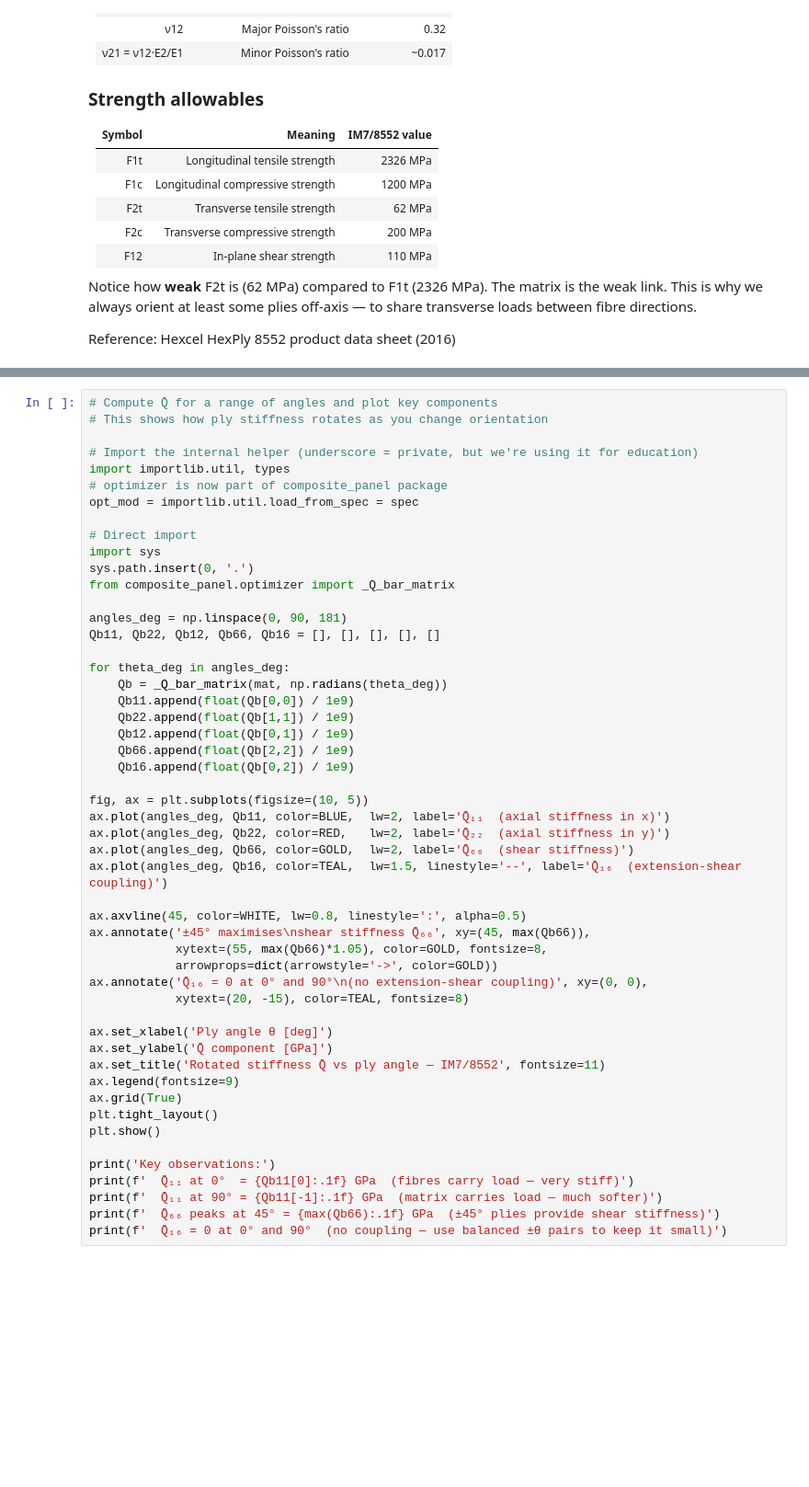
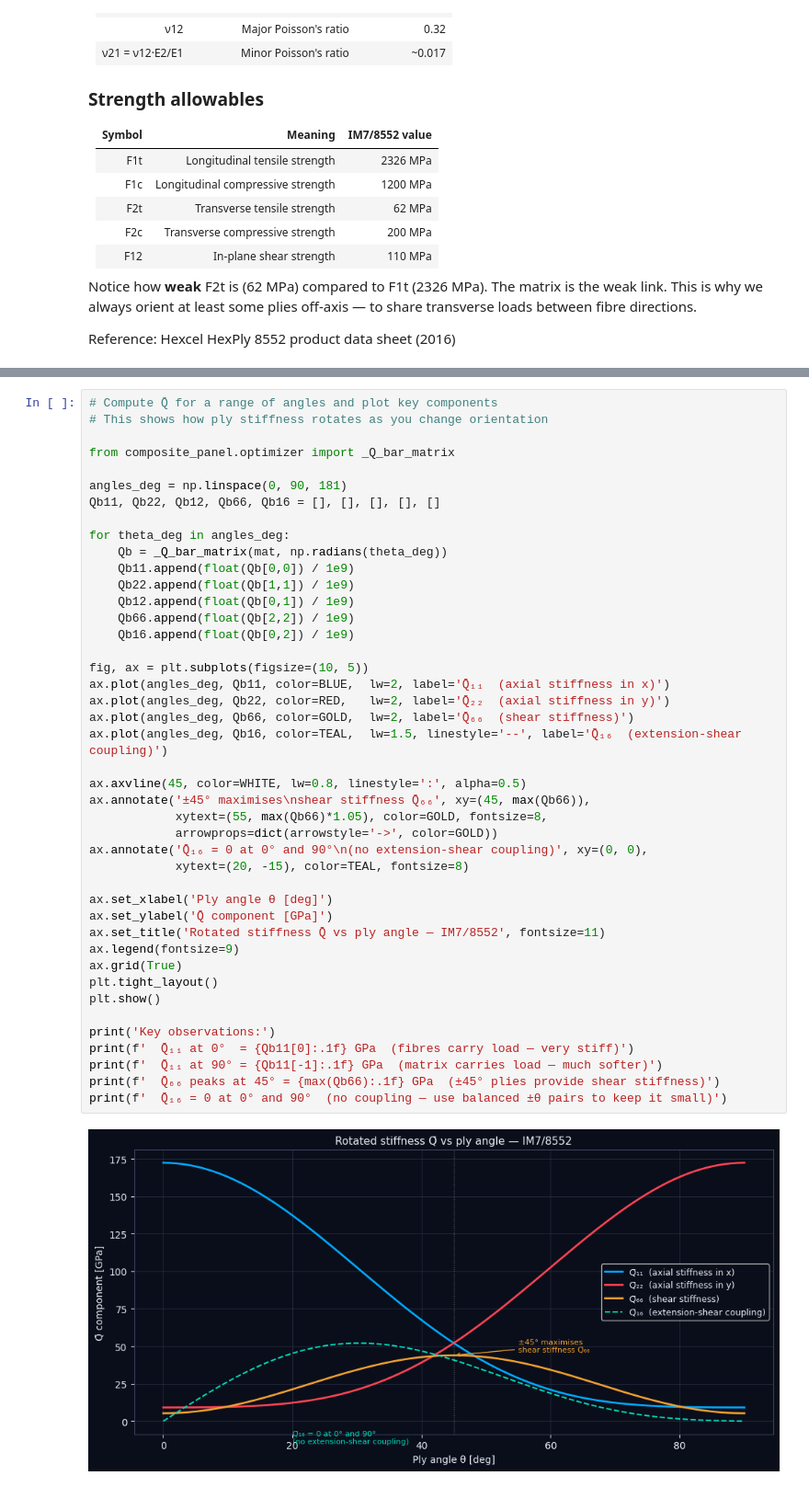
Before and after one commit to rootAmos/ss_comp_panel, a Jupyter notebook: notebooks/composite_panel_tutorial.ipynb, the cells around one changed output, grey strips where cells are left out. Shown at 92% size. Drawn from its saved outputs; the diff is of its cells as text; blank space fills up the shorter version.

```diff
--- a/notebooks/composite_panel_tutorial.ipynb
+++ b/notebooks/composite_panel_tutorial.ipynb
@@ -152,14 +177,6 @@ Reference: Kassapoglou (2013) §2.4
 # Compute Q̄ for a range of angles and plot key components
 # This shows how ply stiffness rotates as you change orientation
 
-# Import the internal helper (underscore = private, but we're using it for education)
-import importlib.util, types
-# optimizer is now part of composite_panel package
-opt_mod = importlib.util.load_from_spec = spec
-
-# Direct import
-import sys
-sys.path.insert(0, '.')
 from composite_panel.optimizer import _Q_bar_matrix
 
 angles_deg = np.linspace(0, 90, 181)
@@ -172,30 +189,32 @@ for theta_deg in angles_deg:
     Qb12.append(float(Qb[0,1]) / 1e9)
     Qb66.append(float(Qb[2,2]) / 1e9)
     Qb16.append(float(Qb[0,2]) / 1e9)
 
 fig, ax = plt.subplots(figsize=(10, 5))
 ax.plot(angles_deg, Qb11, color=BLUE,  lw=2, label='Q̄₁₁  (axial stiffness in x)')
 ax.plot(angles_deg, Qb22, color=RED,   lw=2, label='Q̄₂₂  (axial stiffness in y)')
 ax.plot(angles_deg, Qb66, color=GOLD,  lw=2, label='Q̄₆₆  (shear stiffness)')
 ax.plot(angles_deg, Qb16, color=TEAL,  lw=1.5, linestyle='--', label='Q̄₁₆  (extension-shear coupling)')
 
 ax.axvline(45, color=WHITE, lw=0.8, linestyle=':', alpha=0.5)
 ax.annotate('±45° maximises\nshear stiffness Q̄₆₆', xy=(45, max(Qb66)),
             xytext=(55, max(Qb66)*1.05), color=GOLD, fontsize=8,
             arrowprops=dict(arrowstyle='->', color=GOLD))
 ax.annotate('Q̄₁₆ = 0 at 0° and 90°\n(no extension-shear coupling)', xy=(0, 0),
             xytext=(20, -15), color=TEAL, fontsize=8)
 
 ax.set_xlabel('Ply angle θ [deg]')
 ax.set_ylabel('Q̄ component [GPa]')
 ax.set_title('Rotated stiffness Q̄ vs ply angle — IM7/8552', fontsize=11)
 ax.legend(fontsize=9)
 ax.grid(True)
 plt.tight_layout()
 plt.show()
 
 print('Key observations:')
 print(f'  Q̄₁₁ at 0°  = {Qb11[0]:.1f} GPa  (fibres carry load — very stiff)')
 print(f'  Q̄₁₁ at 90° = {Qb11[-1]:.1f} GPa  (matrix carries load — much softer)')
 print(f'  Q̄₆₆ peaks at 45° = {max(Qb66):.1f} GPa  (±45° plies provide shear stiffness)')
 print(f'  Q̄₁₆ = 0 at 0° and 90°  (no coupling — use balanced ±θ pairs to keep it small)')
+# %% [output]
+[figure, added]
```
Also changed, not shown: parts of 31 cells of this notebook, 5 other files.
